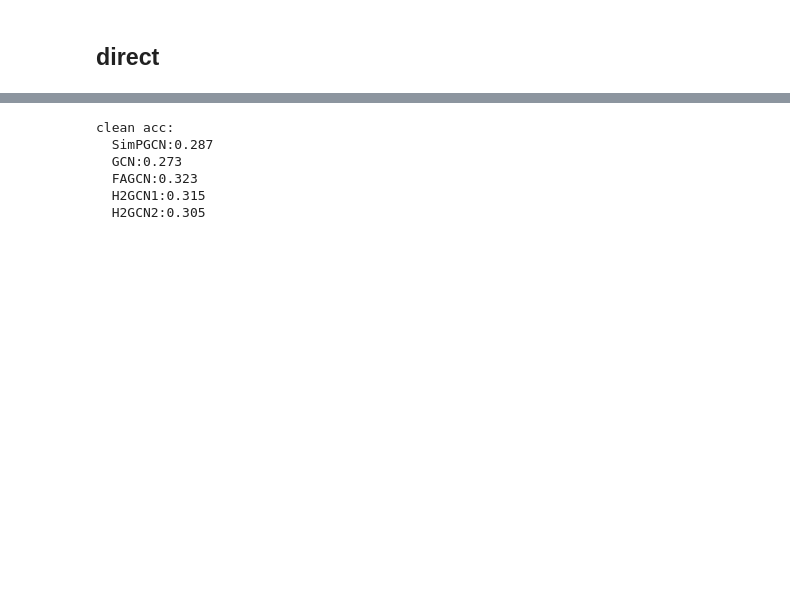
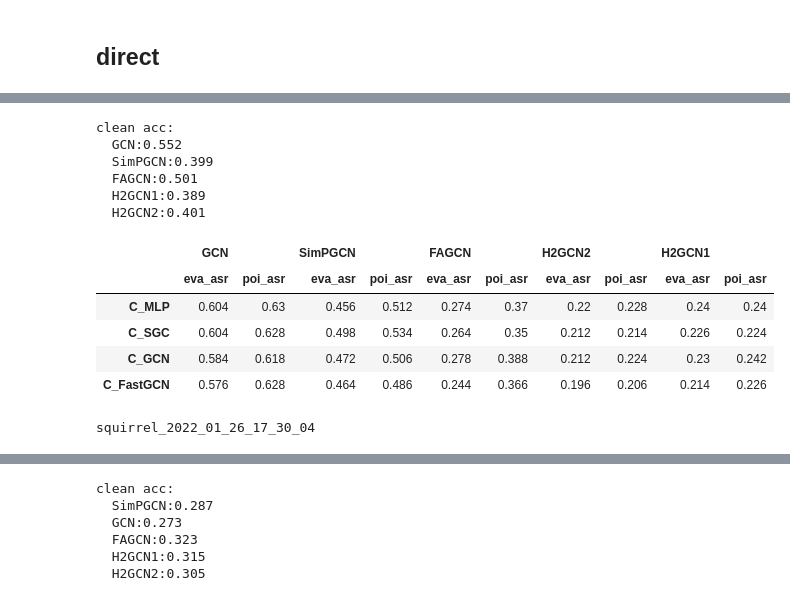
Before and after one commit to hIxiIan/CombAttack, a Jupyter notebook: result/毕设实验结果.ipynb, the cells around one changed output, grey strips where cells are left out. Drawn from its saved outputs; the diff is of its cells as text; code cells hidden in the pictures; blank space fills up the shorter version.

```diff
--- a/result/毕设实验结果.ipynb
+++ b/result/毕设实验结果.ipynb
@@ -226,3 +339,24 @@ clean acc:
+# %%
+# random,embed;随机选点,嵌入特征聚类
+df = pd.read_csv('chameleon_2022_02_23_20_58_01_total.csv', index_col=0)
+get_result(df)
+# %% [output]
+clean acc:
+  GCN:0.552
+  SimPGCN:0.399
+  FAGCN:0.501
+  H2GCN1:0.389
+  H2GCN2:0.401
+|  | GCN |  | SimPGCN |  | FAGCN |  | H2GCN2 |  | H2GCN1 |  |
+|  | eva_asr | poi_asr | eva_asr | poi_asr | eva_asr | poi_asr | eva_asr | poi_asr | eva_asr | poi_asr |
+| C_MLP | 0.604 | 0.63 | 0.456 | 0.512 | 0.274 | 0.37 | 0.22 | 0.228 | 0.24 | 0.24 |
+| C_SGC | 0.604 | 0.628 | 0.498 | 0.534 | 0.264 | 0.35 | 0.212 | 0.214 | 0.226 | 0.224 |
+| C_GCN | 0.584 | 0.618 | 0.472 | 0.506 | 0.278 | 0.388 | 0.212 | 0.224 | 0.23 | 0.242 |
+| C_FastGCN | 0.576 | 0.628 | 0.464 | 0.486 | 0.244 | 0.366 | 0.196 | 0.206 | 0.214 | 0.226 |
+# %%
+save_test('squirrel_2022_01_26_17_30_04', 5, [2022], [0,1,4,4,4])
+# %% [output]
+squirrel_2022_01_26_17_30_04
 # %%
 df = pd.read_csv('squirrel_2022_01_26_17_30_04_total.csv', index_col=0)
 get_result(df)
```
Also changed, not shown: parts of 52 cells of this notebook, 3 other files.
